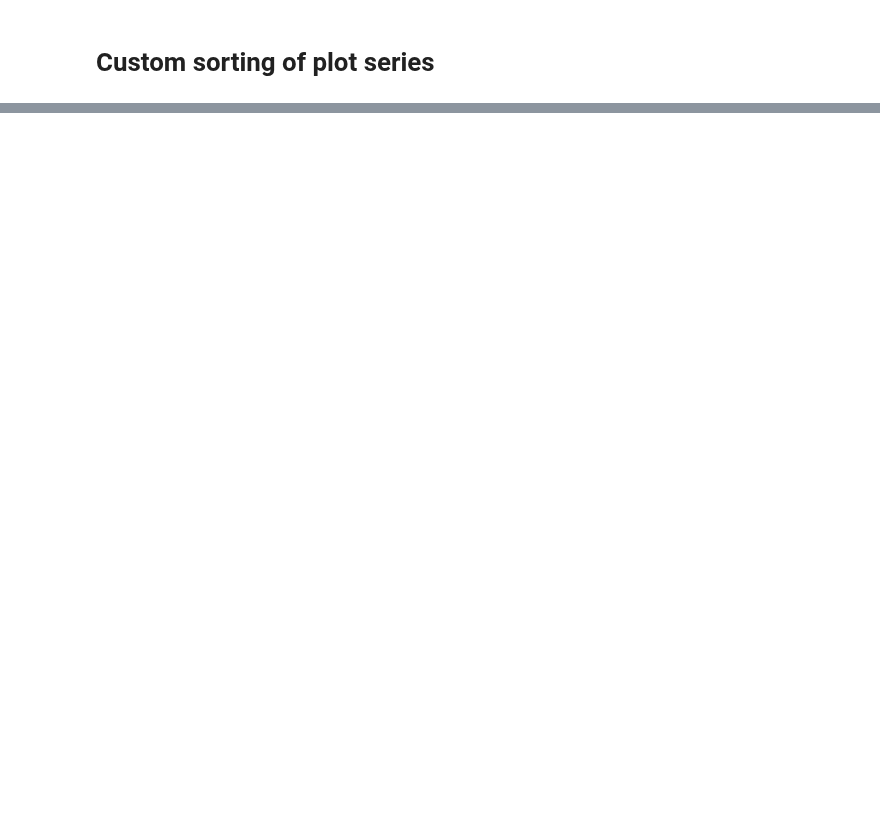
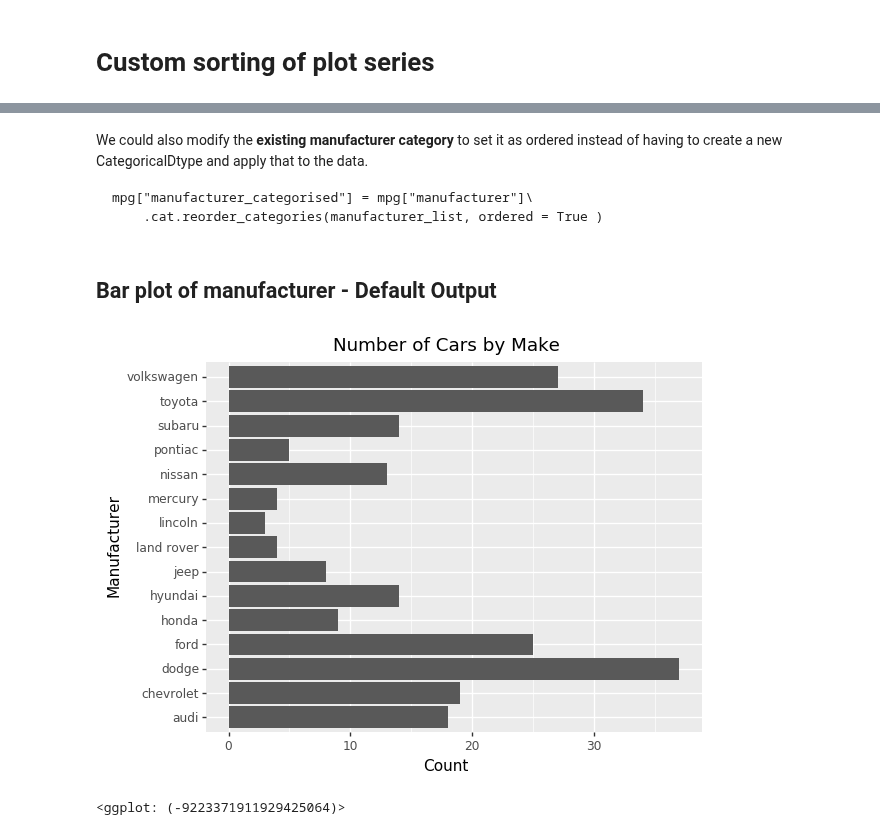
Before and after one commit to has2k1/plotnine-examples, a Jupyter notebook: plotnine_examples/tutorials/miscellaneous-order-plot-series.ipynb, the cells around one changed output, grey strips where cells are left out. Cells and saved outputs as stored; diff of their text form; code cells hidden in the pictures; blank space fills up the shorter version.

```diff
--- a/plotnine_examples/tutorials/miscellaneous-order-plot-series.ipynb
+++ b/plotnine_examples/tutorials/miscellaneous-order-plot-series.ipynb
@@ -69,0 +44,20 @@ elem["bonding_type_categorised"] = elem["bonding type"].astype(bonding_type_cats
+# %% [markdown]
+We could also modify the **existing manufacturer category** to set it as ordered instead of having to create a new CategoricalDtype and apply that to the data.
+
+~~~~
+mpg["manufacturer_categorised"] = mpg["manufacturer"]\
+    .cat.reorder_categories(manufacturer_list, ordered = True )
+~~~~
+# %% [markdown]
+## Bar plot of manufacturer - Default Output
+# %%
+(ggplot(mpg) +
+     aes(x = 'manufacturer') +
+     geom_bar(size = 20) +
+     coord_flip() +
+     ggtitle('Number of Cars by Make') +
+     labs(y = "Count", x = "Manufacturer")
+)
+# %% [output]
+[figure, added]
+<ggplot: (-9223371911929425064)>
```
Also changed, not shown: parts of 12 cells of this notebook, 1 other file.
